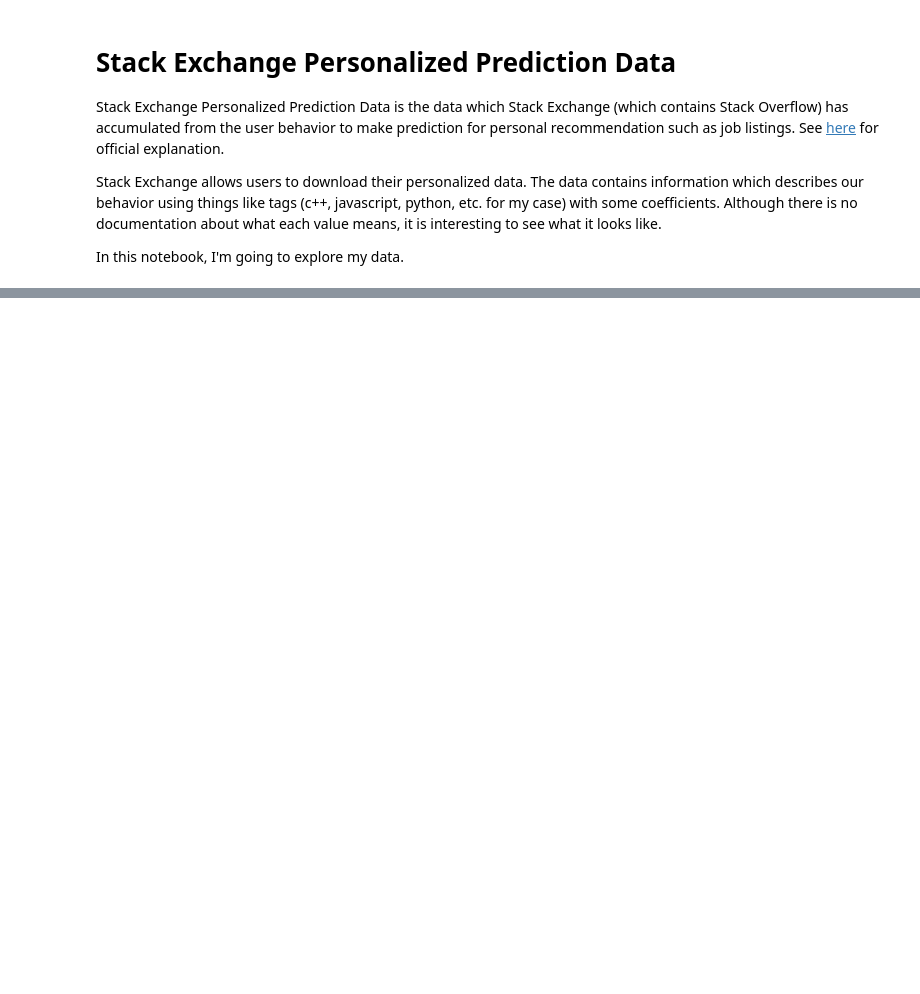
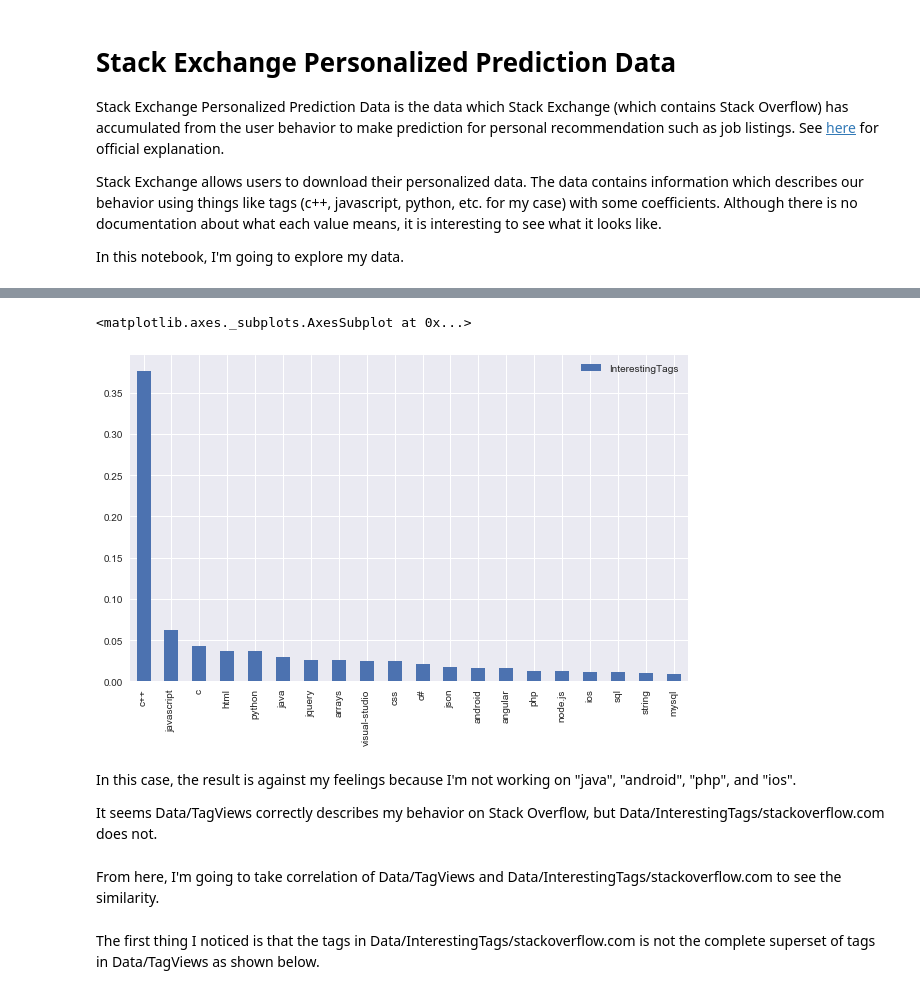
Before and after one commit to TomoyukiAota/stack-exchange-personalized-prediction-data, a Jupyter notebook: analysis-of-data.ipynb, the cells around one changed output, grey strips where cells are left out. Saved outputs shown, nothing was run; the diff lists cells and outputs as text; code cells hidden in the pictures; blank space fills up the shorter version.

```diff
--- a/analysis-of-data.ipynb
+++ b/analysis-of-data.ipynb
@@ -20,0 +158,13 @@ sns.set()
+# %%
+sorted_interesting_tags_df[:20].plot.bar(figsize=(10, 6))
+# %% [output]
+<matplotlib.axes._subplots.AxesSubplot at 0x...>
+[figure, added]
+# %% [markdown]
+In this case, the result is against my feelings because I'm not working on "java", "android", "php", and "ios".
+
+It seems Data/TagViews correctly describes my behavior on Stack Overflow, but Data/InterestingTags/stackoverflow.com does not.
+# %% [markdown]
+From here, I'm going to take correlation of Data/TagViews and Data/InterestingTags/stackoverflow.com to see the similarity.
+# %% [markdown]
+The first thing I noticed is that the tags in Data/InterestingTags/stackoverflow.com is not the complete superset of tags in Data/TagViews as shown below.
```
Also changed, not shown: parts of 52 cells of this notebook.
